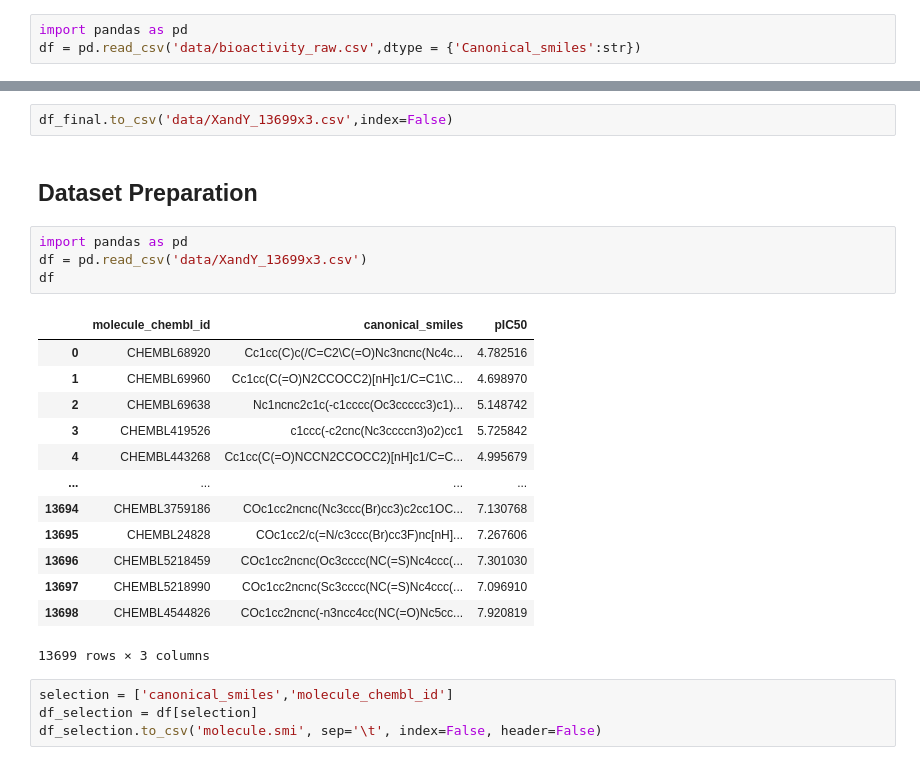
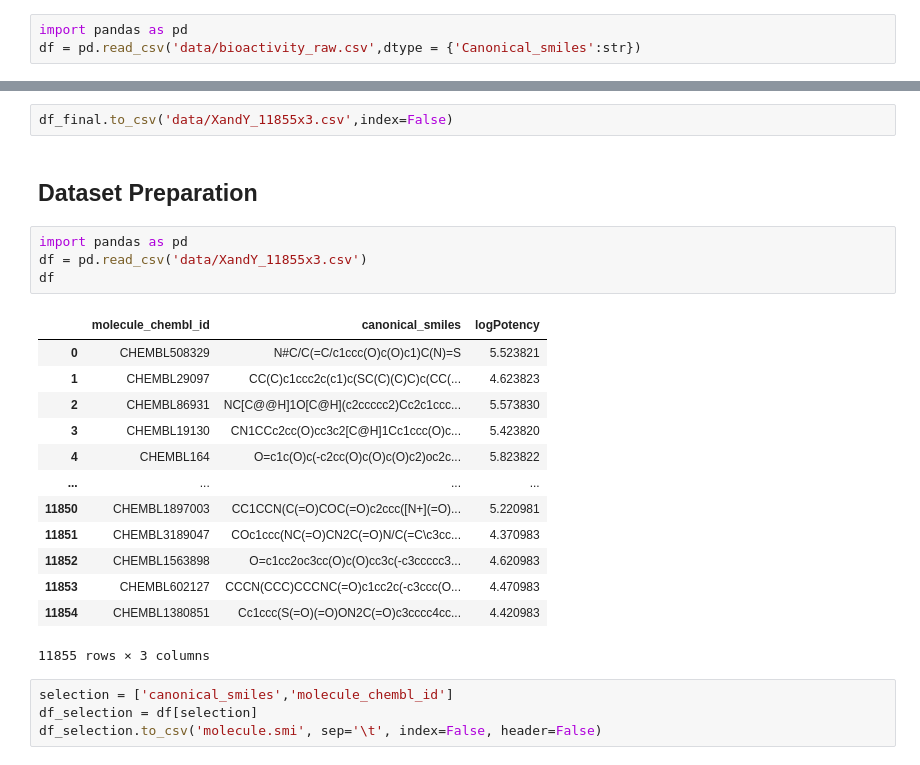
Before and after one commit to Curtis-Wu/Computational-Drug-Discovery-Webapp, a Jupyter notebook: models/fen1/Computational Drug Discovery Project copy.ipynb, the cells around one changed output, grey strips where cells are left out. Drawn from its saved outputs; the diff is of its cells as text.

```diff
--- a/models/fen1/Computational Drug Discovery Project copy.ipynb
+++ b/models/fen1/Computational Drug Discovery Project copy.ipynb
@@ -142,25 +142,25 @@ Name: pIC50, dtype: float64
 # %%
-df_final.to_csv('data/XandY_13699x3.csv',index=False)
+df_final.to_csv('data/XandY_11855x3.csv',index=False)
 # %% [markdown]
 ## Dataset Preparation
 # %%
 import pandas as pd
-df = pd.read_csv('data/XandY_13699x3.csv')
+df = pd.read_csv('data/XandY_11855x3.csv')
 df
 # %% [output]
-|  | molecule_chembl_id | canonical_smiles | pIC50 |
-| 0 | CHEMBL68920 | Cc1cc(C)c(/C=C2\C(=O)Nc3ncnc(Nc4c... | 4.782516 |
-| 1 | CHEMBL69960 | Cc1cc(C(=O)N2CCOCC2)[nH]c1/C=C1\C... | 4.698970 |
-| 2 | CHEMBL69638 | Nc1ncnc2c1c(-c1cccc(Oc3ccccc3)c1)... | 5.148742 |
-| 3 | CHEMBL419526 | c1ccc(-c2cnc(Nc3ccccn3)o2)cc1 | 5.725842 |
-| 4 | CHEMBL443268 | Cc1cc(C(=O)NCCN2CCOCC2)[nH]c1/C=C... | 4.995679 |
+|  | molecule_chembl_id | canonical_smiles | logPotency |
+| 0 | CHEMBL508329 | N#C/C(=C/c1ccc(O)c(O)c1)C(N)=S | 5.523821 |
+| 1 | CHEMBL29097 | CC(C)c1ccc2c(c1)c(SC(C)(C)C)c(CC(... | 4.623823 |
+| 2 | CHEMBL86931 | NC[C@@H]1O[C@H](c2ccccc2)Cc2c1ccc... | 5.573830 |
+| 3 | CHEMBL19130 | CN1CCc2cc(O)cc3c2[C@H]1Cc1ccc(O)c... | 5.423820 |
+| 4 | CHEMBL164 | O=c1c(O)c(-c2cc(O)c(O)c(O)c2)oc2c... | 5.823822 |
 | ... | ... | ... | ... |
-| 13694 | CHEMBL3759186 | COc1cc2ncnc(Nc3ccc(Br)cc3)c2cc1OC... | 7.130768 |
-| 13695 | CHEMBL24828 | COc1cc2/c(=N/c3ccc(Br)cc3F)nc[nH]... | 7.267606 |
-| 13696 | CHEMBL5218459 | COc1cc2ncnc(Oc3cccc(NC(=S)Nc4ccc(... | 7.301030 |
-| 13697 | CHEMBL5218990 | COc1cc2ncnc(Sc3cccc(NC(=S)Nc4ccc(... | 7.096910 |
-| 13698 | CHEMBL4544826 | COc1cc2ncnc(-n3ncc4cc(NC(=O)Nc5cc... | 7.920819 |
+| 11850 | CHEMBL1897003 | CC1CCN(C(=O)COC(=O)c2ccc([N+](=O)... | 5.220981 |
+| 11851 | CHEMBL3189047 | COc1ccc(NC(=O)CN2C(=O)N/C(=C\c3cc... | 4.370983 |
+| 11852 | CHEMBL1563898 | O=c1cc2oc3cc(O)c(O)cc3c(-c3ccccc3... | 4.620983 |
+| 11853 | CHEMBL602127 | CCCN(CCC)CCCNC(=O)c1cc2c(-c3ccc(O... | 4.470983 |
+| 11854 | CHEMBL1380851 | Cc1ccc(S(=O)(=O)ON2C(=O)c3cccc4cc... | 4.420983 |
-13699 rows × 3 columns
+11855 rows × 3 columns
 # %%
 selection = ['canonical_smiles','molecule_chembl_id']
 df_selection = df[selection]
```
Also changed, not shown: parts of 61 cells of this notebook, 2 other files.
